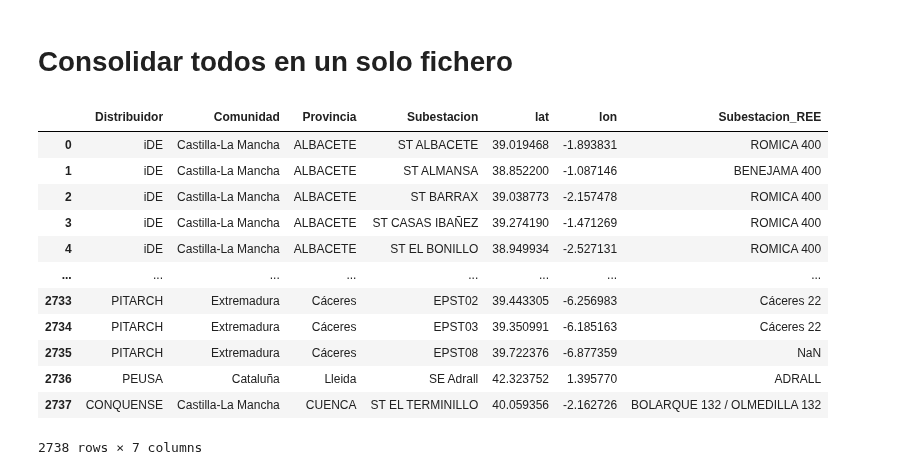
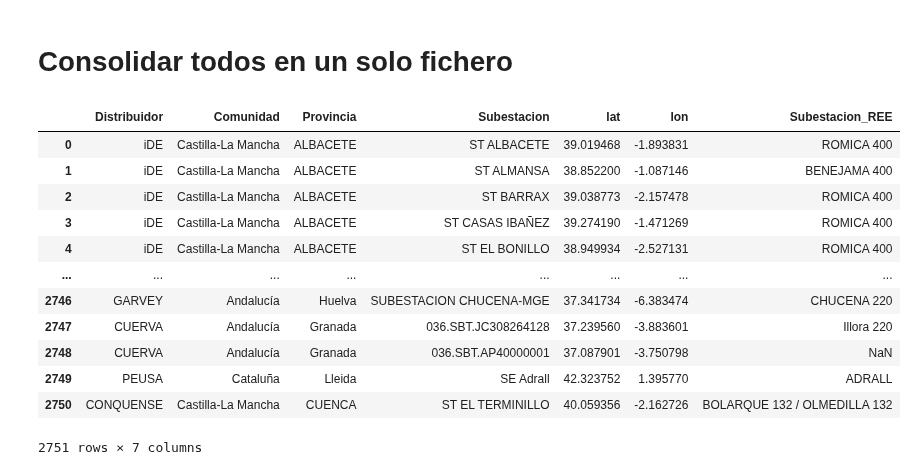
Before and after one commit to jacubero/SEE, a Jupyter notebook: Distribucion/distribucion.ipynb, the cells around one changed output. Cells and saved outputs as stored; diff of their text form; code cells hidden in the pictures.

```diff
--- a/Distribucion/distribucion.ipynb
+++ b/Distribucion/distribucion.ipynb
@@ -908,0 +954,5 @@ CUERVA_df.to_excel('Excels/CUERVA.xlsx', index=False)
+# %%
+# Aplicar la función a la columna 'provincia' y crear una nueva columna 'comunidad_autonoma'
+ADURIZ_df['Comunidad'] = ADURIZ_df['Provincia'].apply(obtener_comunidad_autonoma)
+
+ADURIZ_df.to_excel('Excels/ADURIZ.xlsx', index=False)
@@ -908,0 +963,20 @@ CUERVA_df.to_excel('Excels/CUERVA.xlsx', index=False)
+# %%
+# https://solredis.6eis.es/solredis-web/distributor/1
+file_path = 'Excels/AGRI_capacidad.xlsx'
+
+# Read the Excel file
+AGRI_capacidad_df = pd.read_excel(file_path, sheet_name='Hoja1', header=[0])
+
+columns = [
+    'Provincia',
+    'X',
+    'Y',
+    'Subestacion_REE',
+    'Subestacion_AGRI'
+    ]
+
+# Get unique rows based on 'Identificador de la Subestación'
+AGRI_df = AGRI_capacidad_df[columns].drop_duplicates(subset='Subestacion_AGRI')
+
+# Display the resulting DataFrame
+AGRI_df
@@ -908,0 +998,5 @@ CUERVA_df.to_excel('Excels/CUERVA.xlsx', index=False)
+# %%
+# Aplicar la función a la columna 'provincia' y crear una nueva columna 'comunidad_autonoma'
+AGRI_df['Comunidad'] = AGRI_df['Provincia'].apply(obtener_comunidad_autonoma)
+
+AGRI_df.to_excel('Excels/AGRI.xlsx', index=False)
@@ -1012,44 +1150,47 @@ dfs = {
     "BASSOLS": BASSOLS_df,
     "MAESTRAZGO": MAESTRAZGO_df,
     "GARVEY": GARVEY_df,
+    "ADURIZ": ADURIZ_df,
+    "AGRI": AGRI_df,
+    "CUERVA": CUERVA_df,
     "PEUSA": PEUSA_df,
     "CONQUENSE": CONQUENSE_df
 }
 
 # Lista donde guardaremos todos los dataframes transformados
 normalized_dfs = []
 
 for name, df in dfs.items():
     # Normalizamos las columnas según el patrón esperado
     df_tmp = pd.DataFrame({
         "Distribuidor": name,
         "Comunidad": df["Comunidad"],
         "Provincia": df["Provincia"],
         "Subestacion": df[f"Subestacion_{name}"],  # Ejemplo: Subestacion_iDE
         "lat": df["Latitud"],
         "lon": df["Longitud"],
         "Subestacion_REE": df["Subestacion_REE"]
     })
     normalized_dfs.append(df_tmp)
 
 # Concatenamos todos en un solo DataFrame
 subestaciones_distribucion_df = pd.concat(normalized_dfs, ignore_index=True)
 
 subestaciones_distribucion_df
 # %% [output]
 |  | Distribuidor | Comunidad | Provincia | Subestacion | lat | lon | Subestacion_REE |
 | 0 | iDE | Castilla-La Mancha | ALBACETE | ST ALBACETE | 39.019468 | -1.893831 | ROMICA 400 |
 | 1 | iDE | Castilla-La Mancha | ALBACETE | ST ALMANSA | 38.852200 | -1.087146 | BENEJAMA 400 |
 | 2 | iDE | Castilla-La Mancha | ALBACETE | ST BARRAX | 39.038773 | -2.157478 | ROMICA 400 |
 | 3 | iDE | Castilla-La Mancha | ALBACETE | ST CASAS IBAÑEZ | 39.274190 | -1.471269 | ROMICA 400 |
 | 4 | iDE | Castilla-La Mancha | ALBACETE | ST EL BONILLO | 38.949934 | -2.527131 | ROMICA 400 |
 | ... | ... | ... | ... | ... | ... | ... | ... |
-| 2733 | PITARCH | Extremadura | Cáceres | EPST02 | 39.443305 | -6.256983 | Cáceres 22 |
-| 2734 | PITARCH | Extremadura | Cáceres | EPST03 | 39.350991 | -6.185163 | Cáceres 22 |
-| 2735 | PITARCH | Extremadura | Cáceres | EPST08 | 39.722376 | -6.877359 | NaN |
-| 2736 | PEUSA | Cataluña | Lleida | SE Adrall | 42.323752 | 1.395770 | ADRALL |
-| 2737 | CONQUENSE | Castilla-La Mancha | CUENCA | ST EL TERMINILLO | 40.059356 | -2.162726 | BOLARQUE 132 / OLMEDILLA 132 |
+| 2746 | GARVEY | Andalucía | Huelva | SUBESTACION CHUCENA-MGE | 37.341734 | -6.383474 | CHUCENA 220 |
+| 2747 | CUERVA | Andalucía | Granada | 036.SBT.JC308264128 | 37.239560 | -3.883601 | Illora 220 |
+| 2748 | CUERVA | Andalucía | Granada | 036.SBT.AP40000001 | 37.087901 | -3.750798 | NaN |
+| 2749 | PEUSA | Cataluña | Lleida | SE Adrall | 42.323752 | 1.395770 | ADRALL |
+| 2750 | CONQUENSE | Castilla-La Mancha | CUENCA | ST EL TERMINILLO | 40.059356 | -2.162726 | BOLARQUE 132 / OLMEDILLA 132 |
-2738 rows × 7 columns
+2751 rows × 7 columns
 # %%
 subestaciones_distribucion_df.to_excel('Excels/subestaciones_distribucion.xlsx', index=False)
 # %%
```
Also changed, not shown: parts of 25 cells of this notebook, 21 other files.
